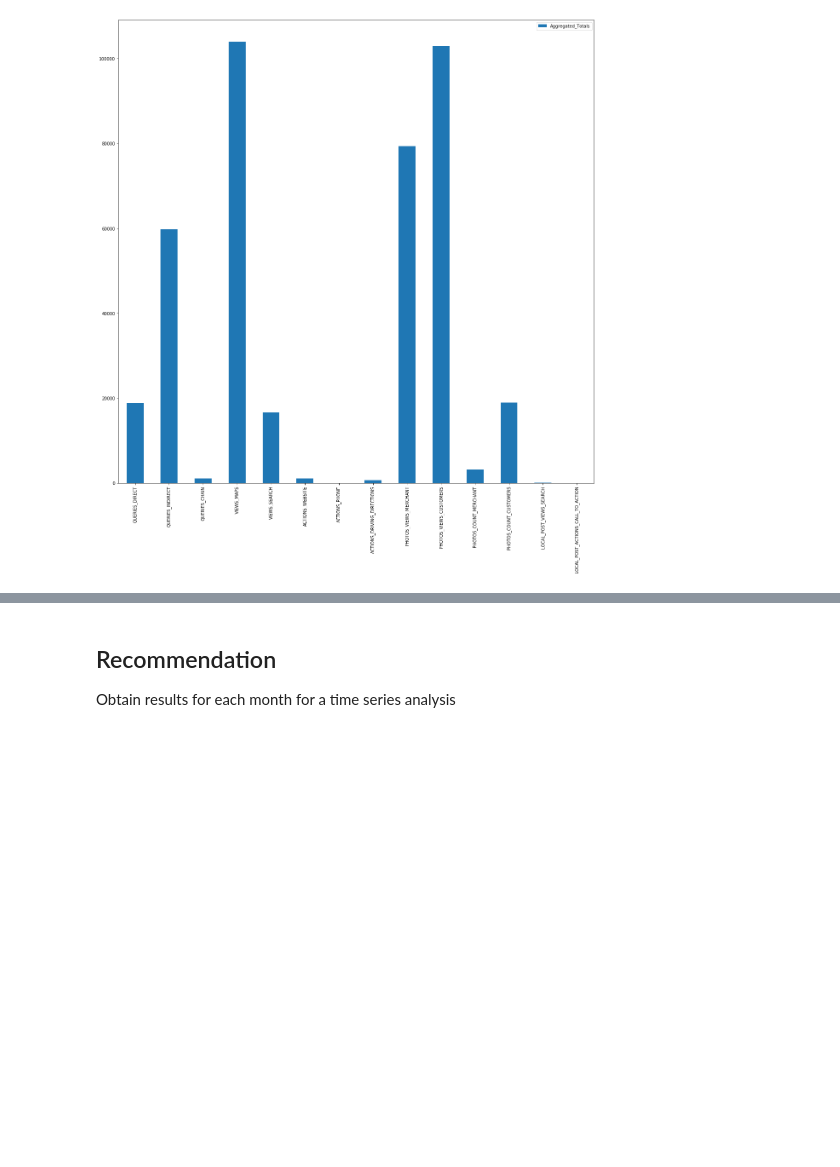
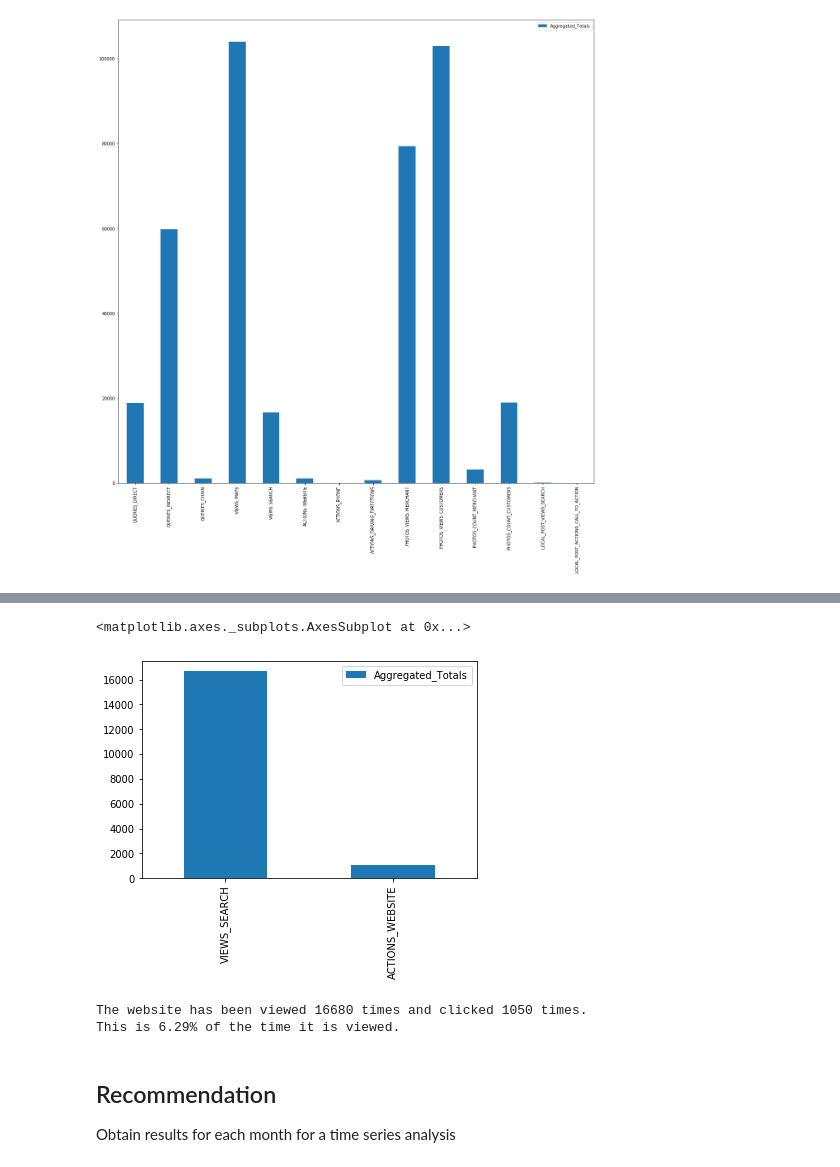
Before and after one commit to algakovic/Element_Coffee_Location_Insights, a Jupyter notebook: GMB_locations_insights.ipynb, the cells around one changed output, grey strips where cells are left out. Drawn from its saved outputs; the diff is of its cells as text; code cells hidden in the pictures; blank space fills up the shorter version.

```diff
--- a/GMB_locations_insights.ipynb
+++ b/GMB_locations_insights.ipynb
@@ -190,0 +194,12 @@ df.plot(kind='bar')
+# %%
+df.iloc[4:6].plot(kind='bar')
+# %% [output]
+<matplotlib.axes._subplots.AxesSubplot at 0x...>
+[figure, added]
+# %%
+# proportion of website cliked to viewed on google:
+print(f'The website has been viewed {df.iloc[4]["Aggregated_Totals"]} times and clicked {df.iloc[5]["Aggregated_Totals"]} times.')
+print(f'This is {round((df.iloc[5]["Aggregated_Totals"]/df.iloc[4]["Aggregated_Totals"])*100, 2)}% of the time it is viewed.')
+# %% [output]
+The website has been viewed 16680 times and clicked 1050 times.
+This is 6.29% of the time it is viewed.
```
Also changed, not shown: parts of 4 cells of this notebook.
